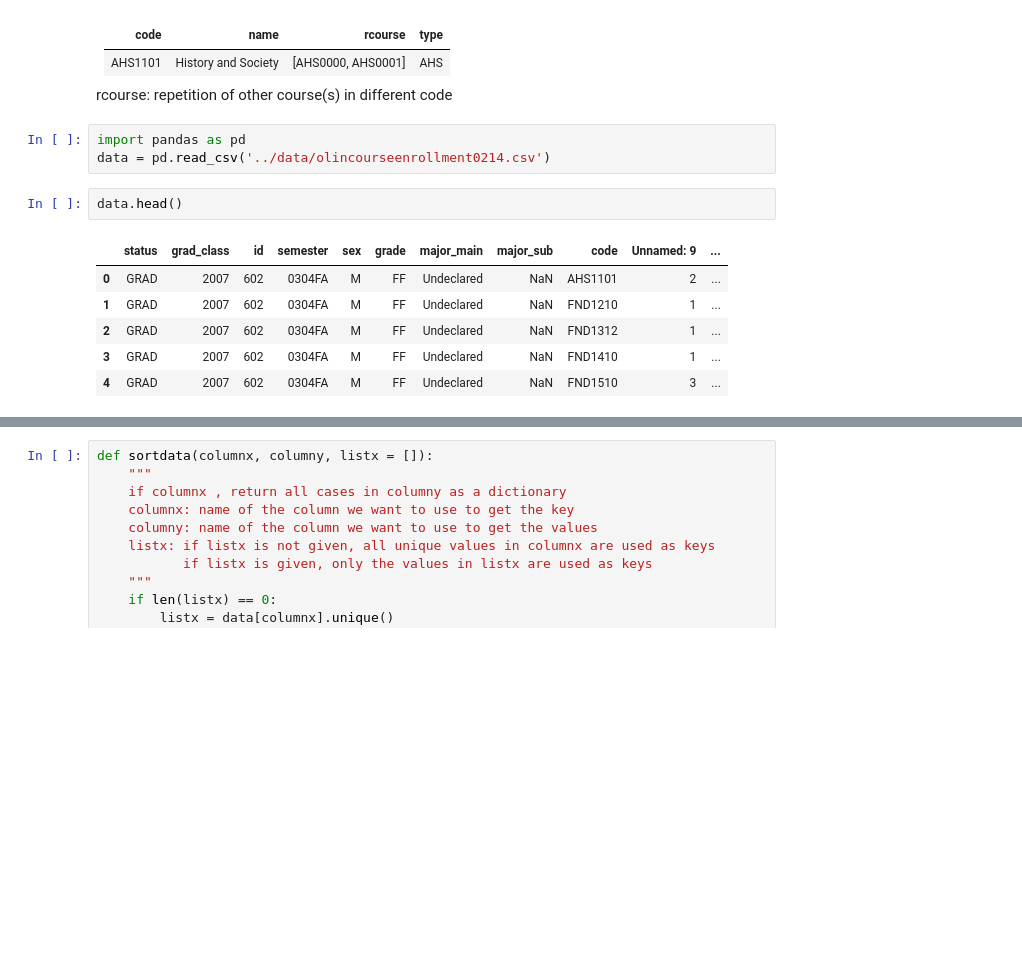
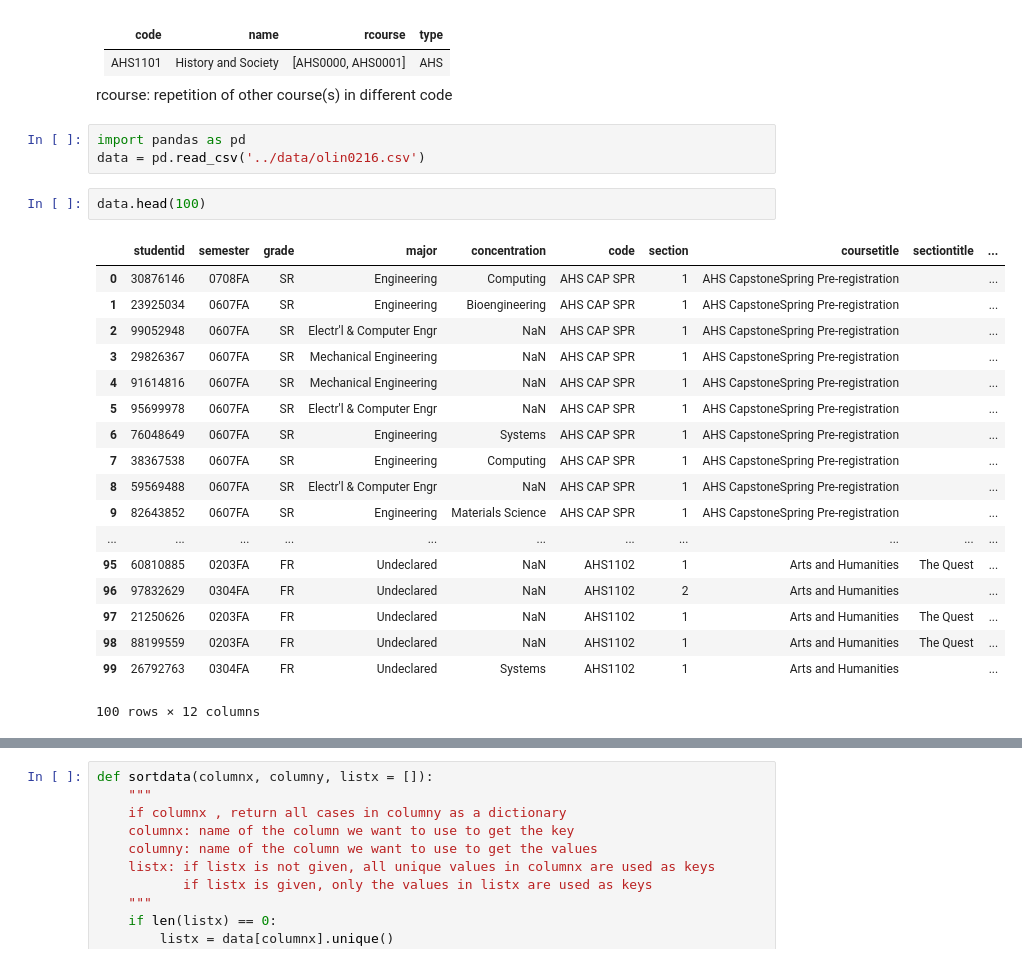
Before and after one commit to idgetto/DataScienceFinalProject, a Jupyter notebook: cleaning/course.ipynb, the cells around one changed output, grey strips where cells are left out. Saved outputs shown, nothing was run; the diff lists cells and outputs as text; blank space fills up the shorter version.

```diff
--- a/cleaning/course.ipynb
+++ b/cleaning/course.ipynb
@@ -8,13 +8,25 @@
 rcourse: repetition of other course(s) in different code
 # %%
 import pandas as pd
-data = pd.read_csv('../data/olincourseenrollment0214.csv')
+data = pd.read_csv('../data/olin0216.csv')
 # %%
-data.head()
+data.head(100)
 # %% [output]
-|  | status | grad_class | id | semester | sex | grade | major_main | major_sub | code | Unnamed: 9 | ... |
-| 0 | GRAD | 2007 | 602 | 0304FA | M | FF | Undeclared | NaN | AHS1101 | 2 | ... |
-| 1 | GRAD | 2007 | 602 | 0304FA | M | FF | Undeclared | NaN | FND1210 | 1 | ... |
-| 2 | GRAD | 2007 | 602 | 0304FA | M | FF | Undeclared | NaN | FND1312 | 1 | ... |
-| 3 | GRAD | 2007 | 602 | 0304FA | M | FF | Undeclared | NaN | FND1410 | 1 | ... |
-| 4 | GRAD | 2007 | 602 | 0304FA | M | FF | Undeclared | NaN | FND1510 | 3 | ... |
+|  | studentid | semester | grade | major | concentration | code | section | coursetitle | sectiontitle | ... |
+| 0 | 30876146 | 0708FA | SR | Engineering | Computing | AHS CAP SPR | 1 | AHS CapstoneSpring Pre-registration |  | ... |
+| 1 | 23925034 | 0607FA | SR | Engineering | Bioengineering | AHS CAP SPR | 1 | AHS CapstoneSpring Pre-registration |  | ... |
+| 2 | 99052948 | 0607FA | SR | Electr'l & Computer Engr | NaN | AHS CAP SPR | 1 | AHS CapstoneSpring Pre-registration |  | ... |
+| 3 | 29826367 | 0607FA | SR | Mechanical Engineering | NaN | AHS CAP SPR | 1 | AHS CapstoneSpring Pre-registration |  | ... |
+| 4 | 91614816 | 0607FA | SR | Mechanical Engineering | NaN | AHS CAP SPR | 1 | AHS CapstoneSpring Pre-registration |  | ... |
+| 5 | 95699978 | 0607FA | SR | Electr'l & Computer Engr | NaN | AHS CAP SPR | 1 | AHS CapstoneSpring Pre-registration |  | ... |
+| 6 | 76048649 | 0607FA | SR | Engineering | Systems | AHS CAP SPR | 1 | AHS CapstoneSpring Pre-registration |  | ... |
+| 7 | 38367538 | 0607FA | SR | Engineering | Computing | AHS CAP SPR | 1 | AHS CapstoneSpring Pre-registration |  | ... |
+| 8 | 59569488 | 0607FA | SR | Electr'l & Computer Engr | NaN | AHS CAP SPR | 1 | AHS CapstoneSpring Pre-registration |  | ... |
+| 9 | 82643852 | 0607FA | SR | Engineering | Materials Science | AHS CAP SPR | 1 | AHS CapstoneSpring Pre-registration |  | ... |
+| ... | ... | ... | ... | ... | ... | ... | ... | ... | ... | ... |
+| 95 | 60810885 | 0203FA | FR | Undeclared | NaN | AHS1102 | 1 | Arts and Humanities | The Quest | ... |
+| 96 | 97832629 | 0304FA | FR | Undeclared | NaN | AHS1102 | 2 | Arts and Humanities |  | ... |
+| 97 | 21250626 | 0203FA | FR | Undeclared | NaN | AHS1102 | 1 | Arts and Humanities | The Quest | ... |
+| 98 | 88199559 | 0203FA | FR | Undeclared | NaN | AHS1102 | 1 | Arts and Humanities | The Quest | ... |
+| 99 | 26792763 | 0304FA | FR | Undeclared | Systems | AHS1102 | 1 | Arts and Humanities |  | ... |
+100 rows × 12 columns
```
Also changed, not shown: parts of 1 cell of this notebook.
